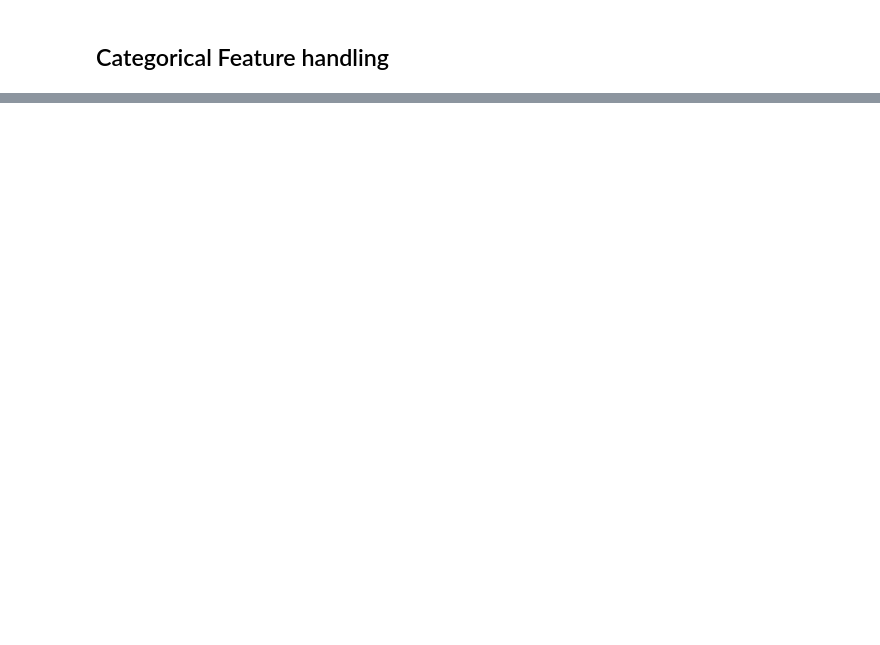
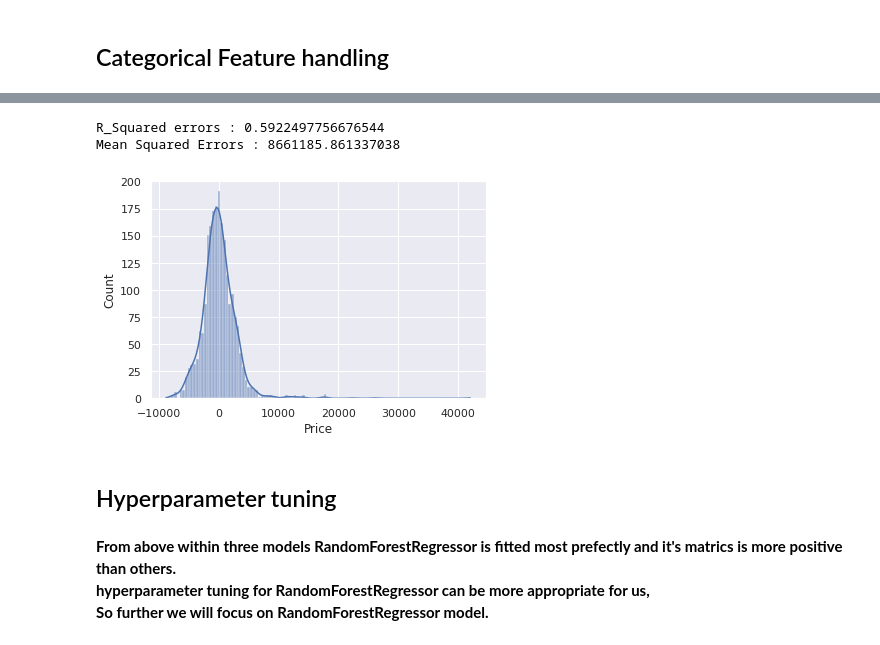
Before and after one commit to mdimran1/portfolio, a Jupyter notebook: AirTicket/Flight_price_prediction.ipynb, the cells around one changed output, grey strips where cells are left out. Cells and saved outputs as stored; diff of their text form; code cells hidden in the pictures; blank space fills up the shorter version.

```diff
--- a/AirTicket/Flight_price_prediction.ipynb
+++ b/AirTicket/Flight_price_prediction.ipynb
@@ -331,0 +326,25 @@ test_data.head()
+# %%
+from sklearn.linear_model import  Lasso
+lasso = Lasso().fit(x_train, y_train) # fitting model
+
+# prediction :
+y_hat = lasso.predict(x_test)
+# %%
+# evaluate model:
+print(f'R_Squared errors : {r2_score(y_test, y_hat)}')
+print(f'Mean Squared Errors : {mse(y_test, y_hat)}')
+
+
+# Ploting model performance distribution :
+sns.histplot(y_test- y_hat, kde=True)
+plt.show()
+# %% [output]
+R_Squared errors : 0.5922497756676544
+Mean Squared Errors : 8661185.861337038
+[figure, added]
+# %% [markdown]
+## Hyperparameter tuning
+# %% [markdown]
+**From above within three models RandomForestRegressor is fitted most prefectly and it's matrics is more positive than others.
+<br> hyperparameter tuning for RandomForestRegressor can be more appropriate for us,
+<br> So further we will focus on RandomForestRegressor model.**
```
Also changed, not shown: parts of 63 cells of this notebook.
